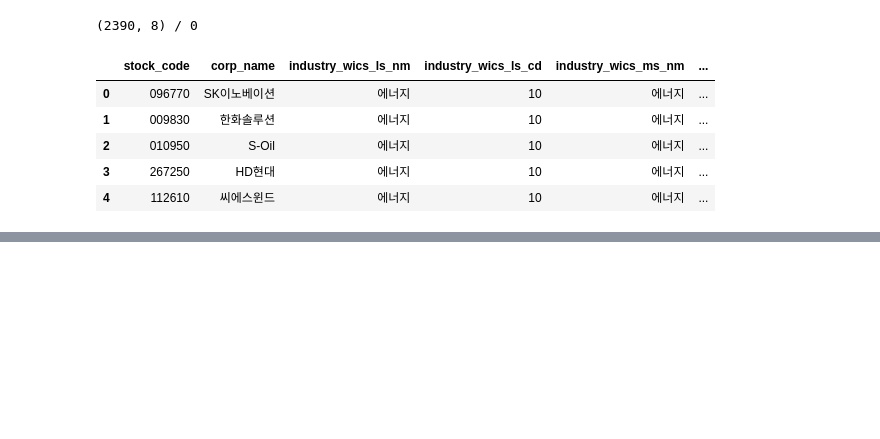
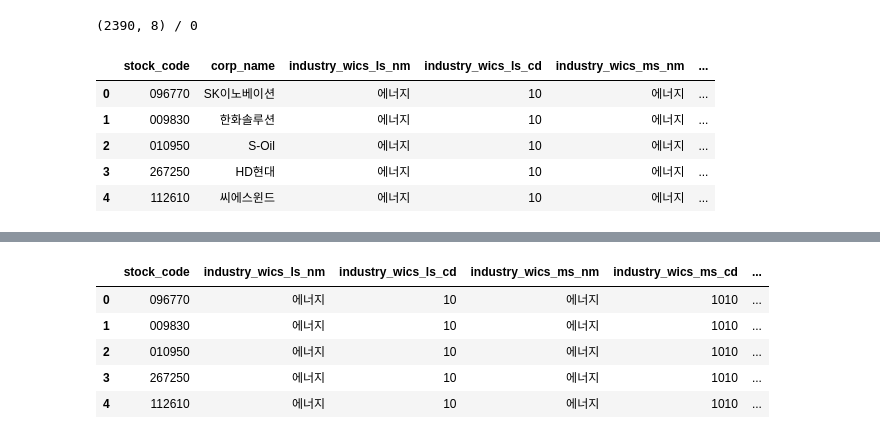
Before and after one commit to good593/stock_forecast, a Jupyter notebook: etl/회사 공시정보 조회.ipynb, the cells around one changed output, grey strips where cells are left out. Saved outputs shown, nothing was run; the diff lists cells and outputs as text; code cells hidden in the pictures; blank space fills up the shorter version.

```diff
--- a/etl/회사 공시정보 조회.ipynb
+++ b/etl/회사 공시정보 조회.ipynb
@@ -521,0 +582,10 @@ df_wics.head()
+# %%
+df_wics = df_wics[['stock_code', 'industry_wics_ls_nm', 'industry_wics_ls_cd', 'industry_wics_ms_nm', 'industry_wics_ms_cd', 'industry_wics_ss_nm', 'industry_wics_ss_cd']]
+df_wics.head()
+# %% [output]
+|  | stock_code | industry_wics_ls_nm | industry_wics_ls_cd | industry_wics_ms_nm | industry_wics_ms_cd | ... |
+| 0 | 096770 | 에너지 | 10 | 에너지 | 1010 | ... |
+| 1 | 009830 | 에너지 | 10 | 에너지 | 1010 | ... |
+| 2 | 010950 | 에너지 | 10 | 에너지 | 1010 | ... |
+| 3 | 267250 | 에너지 | 10 | 에너지 | 1010 | ... |
+| 4 | 112610 | 에너지 | 10 | 에너지 | 1010 | ... |
```
Also changed, not shown: parts of 15 cells of this notebook.
